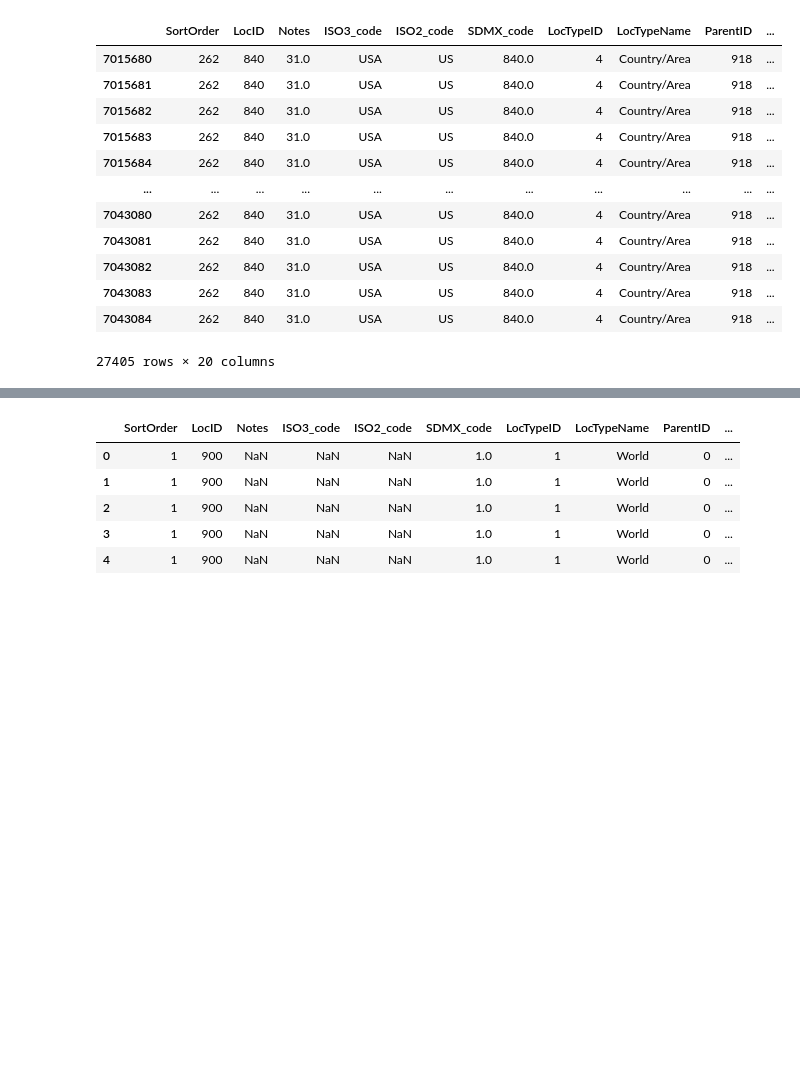
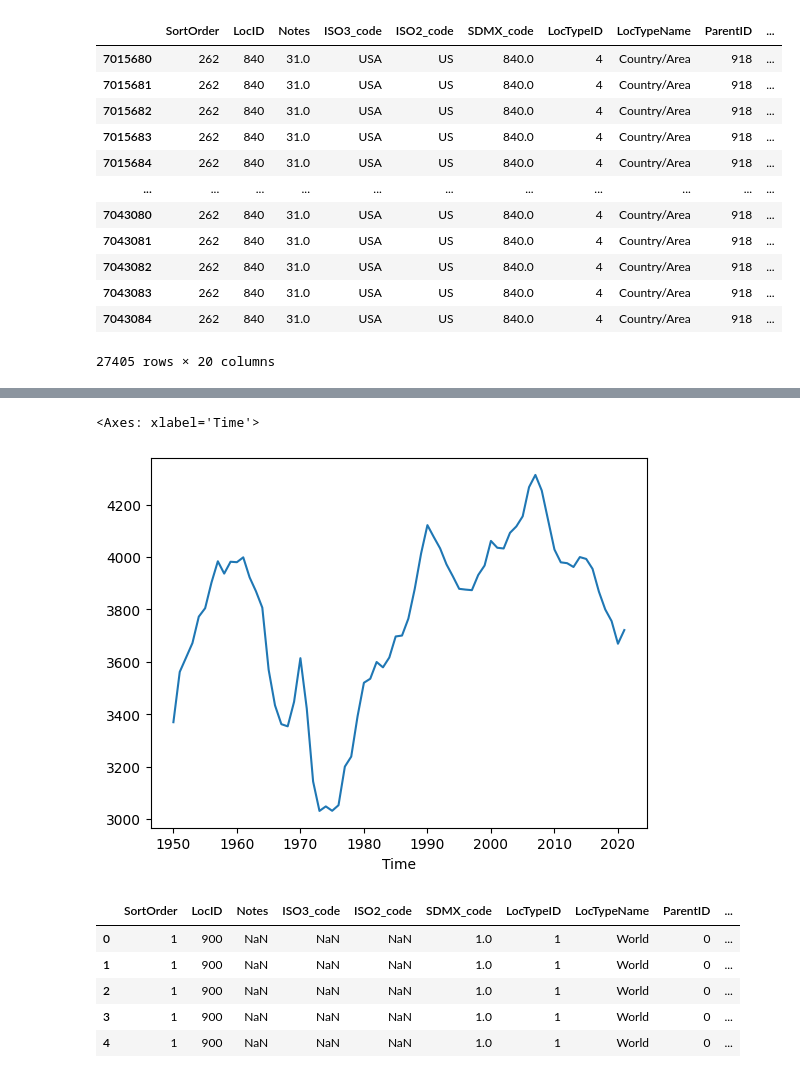
Before and after one commit to maximarbuzov/maxim, a Jupyter notebook: Untitled9.ipynb, the cells around one changed output, grey strips where cells are left out. Cells and saved outputs as stored; diff of their text form; code cells hidden in the pictures; blank space fills up the shorter version.

```diff
--- a/Untitled9.ipynb
+++ b/Untitled9.ipynb
@@ -78,3 +89,8 @@ data1
+# %%
+data1[data1.Time<2022].groupby('Time')['Births'].sum().plot()
+# %% [output]
+<Axes: xlabel='Time'>
+[figure, added]
 # %%
 data2=pd.read_csv("http://intersyn.net/Life_Table1.csv")
 # %%
```
Also changed, not shown: parts of 2 cells of this notebook.
